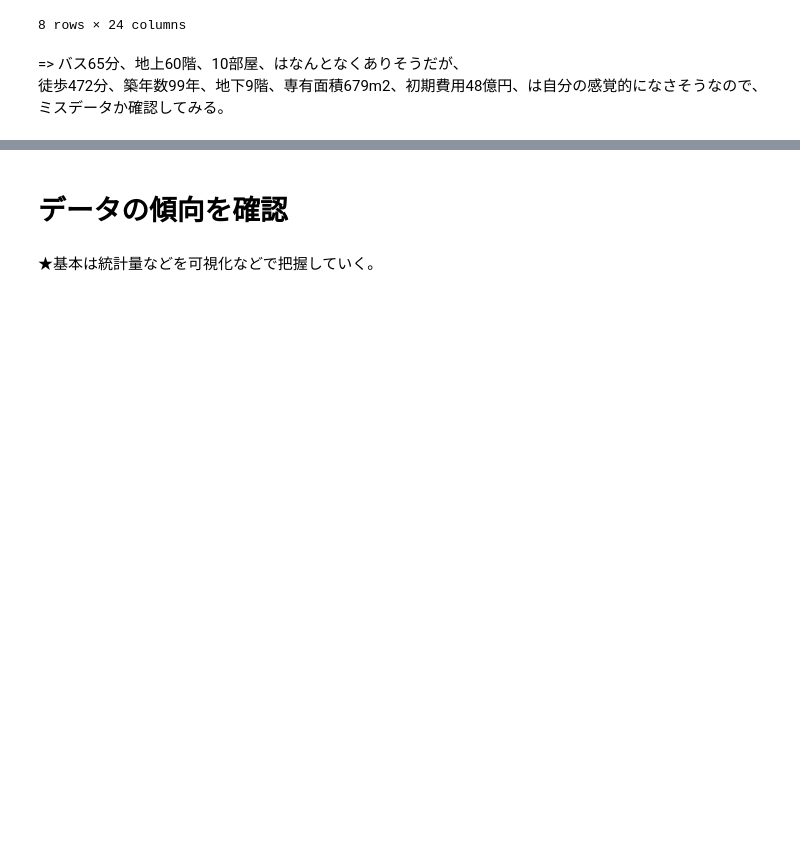
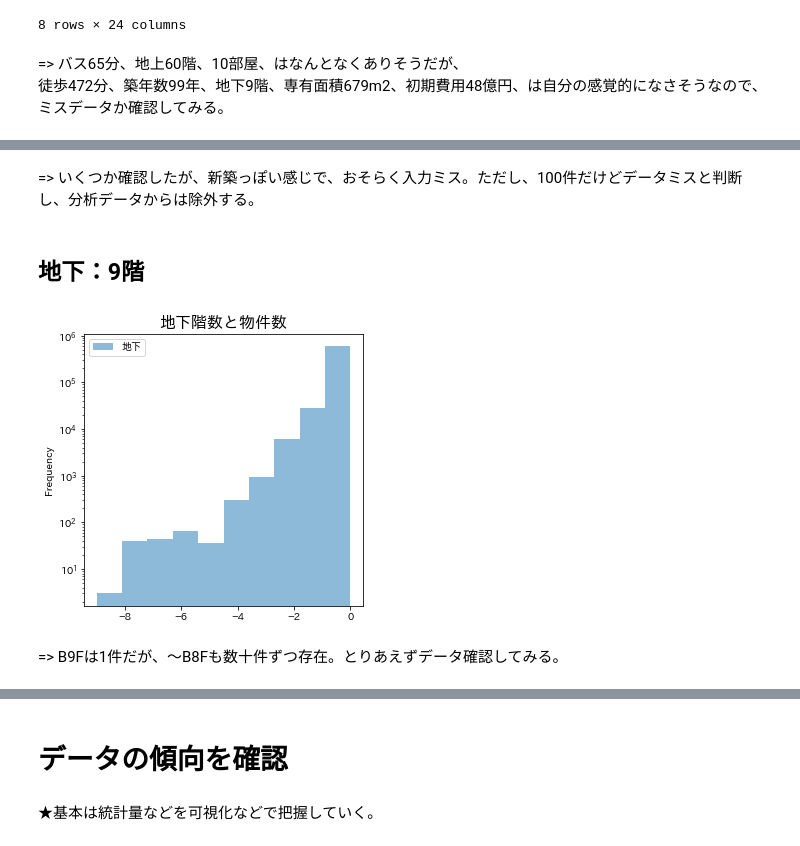
Before and after one commit to kimiaki/Bukken, a Jupyter notebook: code/analysis.ipynb, the cells around one changed output, grey strips where cells are left out. Drawn from its saved outputs; the diff is of its cells as text; code cells hidden in the pictures; blank space fills up the shorter version.

```diff
--- a/code/analysis.ipynb
+++ b/code/analysis.ipynb
@@ -102,0 +164,12 @@ df_all.describe()
+# %% [markdown]
+=> いくつか確認したが、新築っぽい感じで、おそらく入力ミス。ただし、100件だけどデータミスと判断し、分析データからは除外する。
+# %% [markdown]
+## 地下：9階
+# %%
+df_all.plot(y=["地下"], alpha=0.5, figsize=(5,5), kind="hist", bins=10, logy=True)
+plt.title("地下階数と物件数", size=16)
+plt.show()
+# %% [output]
+[figure, added]
+# %% [markdown]
+=> B9Fは1件だが、〜B8Fも数十件ずつ存在。とりあえずデータ確認してみる。
```
Also changed, not shown: parts of 41 cells of this notebook, 9 other files.
